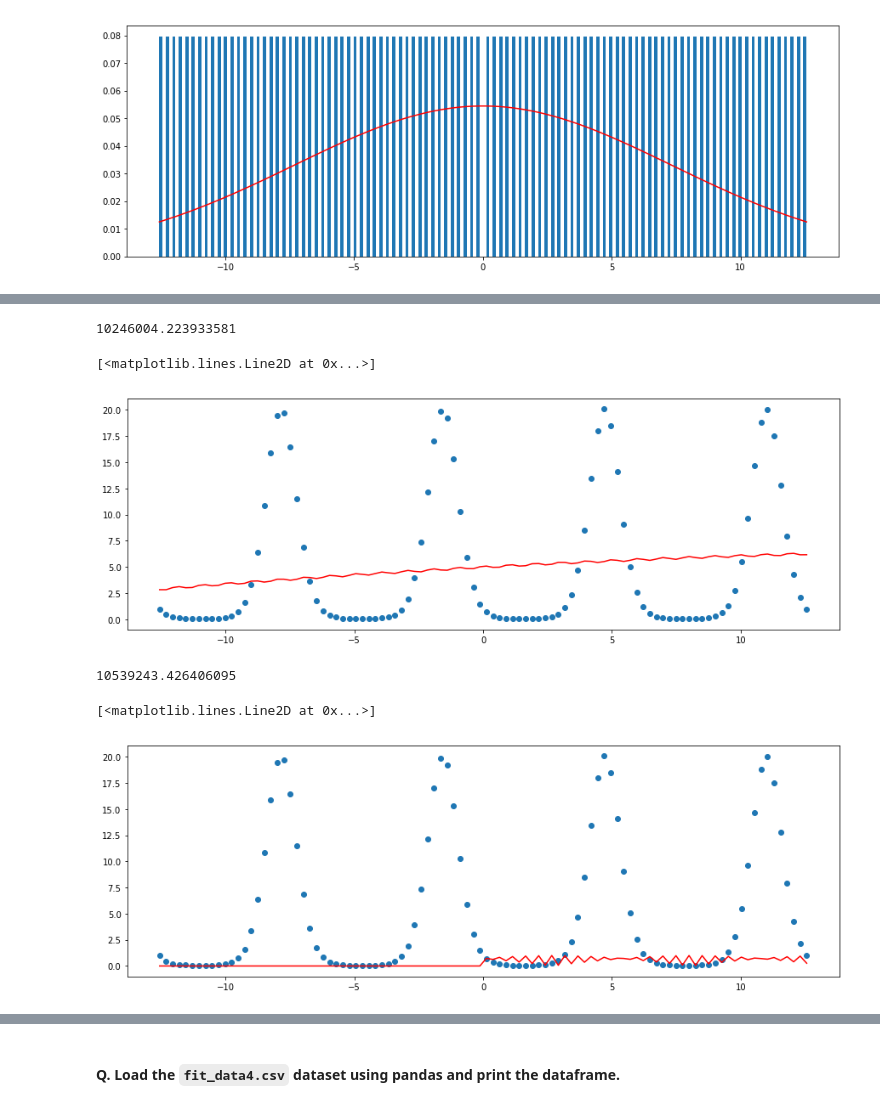
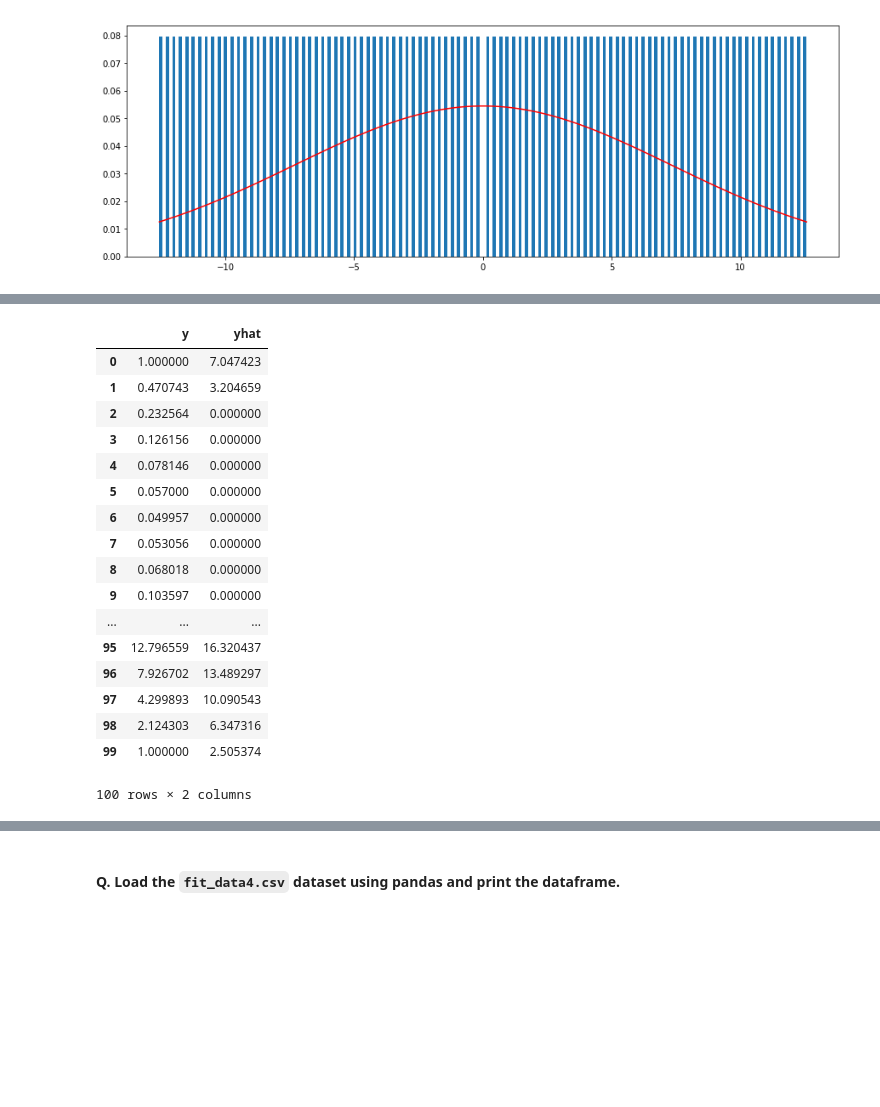
Before and after one commit to patdonato/msds2022_mds, a Jupyter notebook: HW2.ipynb, the cells around one changed output, grey strips where cells are left out. Drawn from its saved outputs; the diff is of its cells as text; code cells hidden in the pictures; blank space fills up the shorter version.

```diff
--- a/HW2.ipynb
+++ b/HW2.ipynb
@@ -523,39 +483,22 @@ plt.plot(x_range, cosp(x_range, *popt), 'r-')
-# %%
-def sinecp(x, A4c, f4c, C4c, D4c):
-    return A4c * np.sin((2 * np.pi * f4c * x) + C4c) + D4c
-
-def quadraticn(x, a2n, b2n, c2n):
-    return (-a2n * x * x) + (b2n * x) + c2n
-
-def sinecp_quadraticn(x, A4c, f4c, C4c, D4c, a2n, b2n, c2n):
-    return sinec(x, A4c, f4c, C4c, D4c) + quadraticn(x, a2n, b2n, c2n)
-
-popt, pcov = curve_fit(sinecp_quadraticn, x3, y3)
-print(calc_ssr(y, sinecp_quadraticn(x3, *popt)))
-
-x_range = np.linspace(min(x3), max(x3), 100)
-plt.scatter(x3, y3)
-plt.plot(x_range, sinecp_quadraticn(x_range, *popt), 'r-')
-def sine(x, A4, f4, C4):
-    return A4 * np.sin((2 * np.pi * f4 * x) + C4)
-# %% [output]
-10246004.223933581
-[<matplotlib.lines.Line2D at 0x...>]
-[figure, removed]
-# %%
-
-
-def rightsine(x, A4, f4, C4):
-    x4c = np.array([1 if xval > 0 else 0 for xval in x])
-    return abs(x4c * A4 * np.sin((2 * np.pi * f4 * x) + C4))
-
-popt, pcov = curve_fit(rightsine, x3, y3)
-print(calc_ssr(y, rightsine(x3, *popt)))
-
-x_range = np.linspace(min(x3), max(x3), 100)
-plt.scatter(x3, y3)
-plt.plot(x_range, rightsine(x_range, *popt), 'r-')
-# %% [output]
-10539243.426406095
-[<matplotlib.lines.Line2D at 0x...>]
-[figure, removed]
+# %%
+pd.DataFrame({'y' : y3,
+              'yhat' : y_hat})
+# %% [output]
+|  | y | yhat |
+| 0 | 1.000000 | 7.047423 |
+| 1 | 0.470743 | 3.204659 |
+| 2 | 0.232564 | 0.000000 |
+| 3 | 0.126156 | 0.000000 |
+| 4 | 0.078146 | 0.000000 |
+| 5 | 0.057000 | 0.000000 |
+| 6 | 0.049957 | 0.000000 |
+| 7 | 0.053056 | 0.000000 |
+| 8 | 0.068018 | 0.000000 |
+| 9 | 0.103597 | 0.000000 |
+| ... | ... | ... |
+| 95 | 12.796559 | 16.320437 |
+| 96 | 7.926702 | 13.489297 |
+| 97 | 4.299893 | 10.090543 |
+| 98 | 2.124303 | 6.347316 |
+| 99 | 1.000000 | 2.505374 |
+100 rows × 2 columns
```
Also changed, not shown: parts of 5 cells of this notebook.
